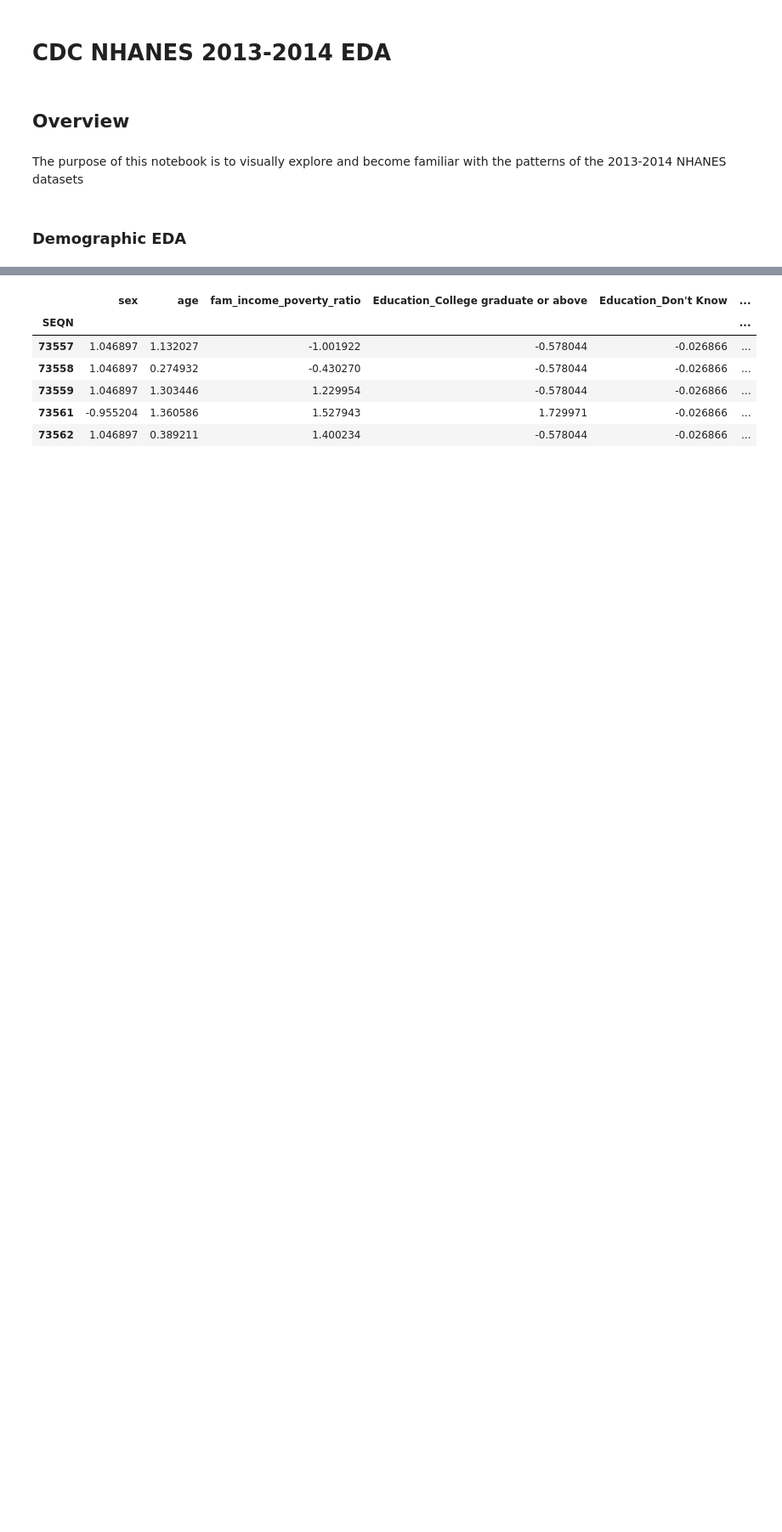
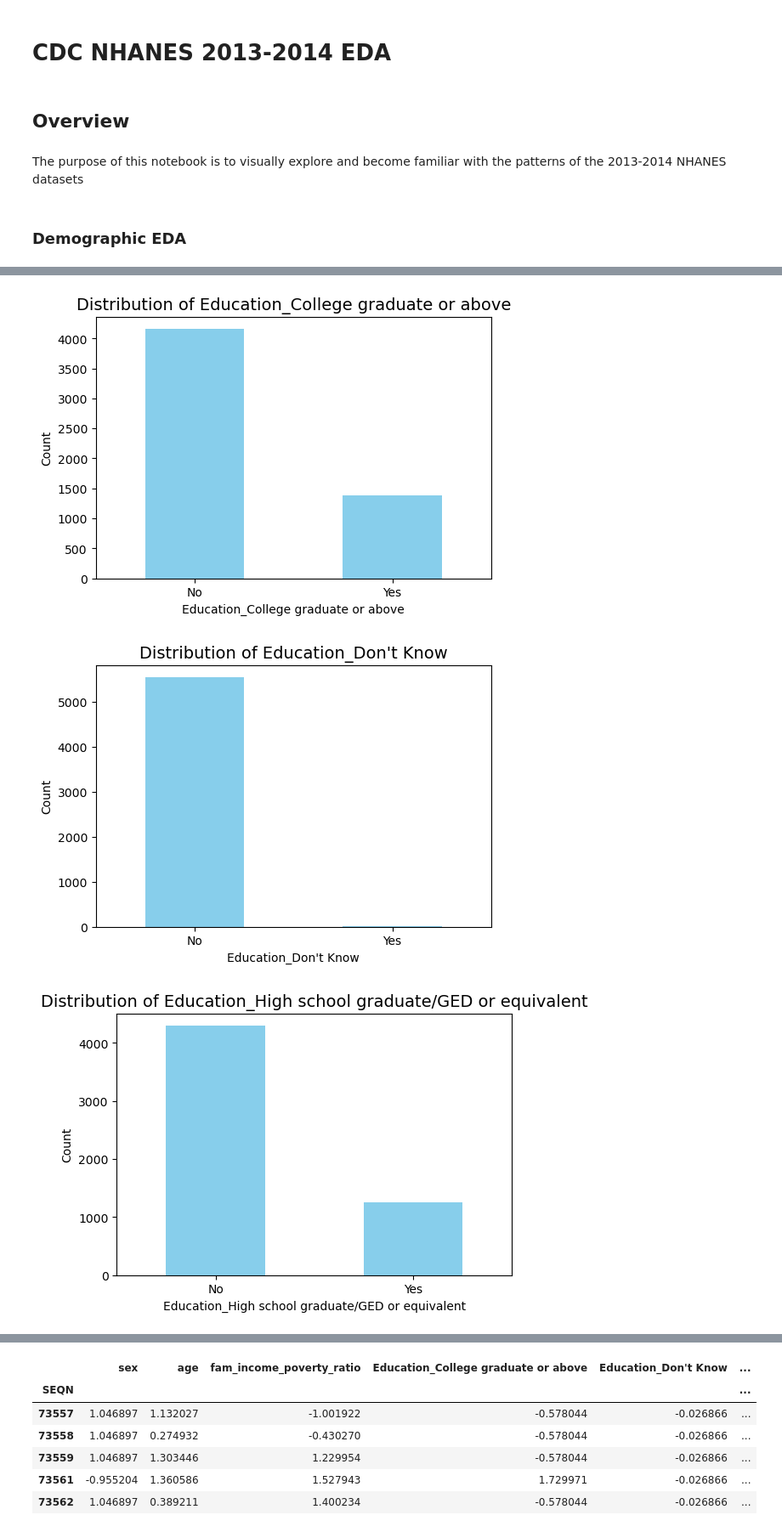
Before and after one commit to ysouffront1/CapstoneJulyNYC, a Jupyter notebook: Notebooks/NHANES_EDA.ipynb, the cells around one changed output, grey strips where cells are left out. Shown at 85% size. Drawn from its saved outputs; the diff is of its cells as text; code cells hidden in the pictures; blank space fills up the shorter version.

```diff
--- a/Notebooks/NHANES_EDA.ipynb
+++ b/Notebooks/NHANES_EDA.ipynb
@@ -49,0 +55,20 @@ demographic_df
+# %%
+categorical_columns = ['Education_College graduate or above', 'Education_Don\'t Know',
+                       'Education_High school graduate/GED or equivalent', 'Education_Less than 9th grade',
+                       'Education_Refused', 'Education_Some college or AA degree',
+                       'Marital_Status_Married', 'Marital_Status_Never married', 'Marital_Status_Separated',
+                       'Marital_Status_Widowed', 'Ethnicity_Non-Hispanic Asian', 'Ethnicity_Non-Hispanic White',
+                       'Ethnicity_Other Hispanic', 'Ethnicity_Other Race - Including Multi-Racial']
+
+# Create bar charts for each one-hot encoded column
+for col in categorical_columns:
+    demographic_df[col].value_counts().plot(kind='bar', color='skyblue', figsize=(6, 4))
+    plt.title(f'Distribution of {col}', fontsize=14)
+    plt.xlabel(col)
+    plt.ylabel('Count')
+    plt.xticks([0, 1], labels=['No', 'Yes'], rotation=0)
+    plt.show()
+# %% [output]
+[figure, added]
+[figure, added]
+[figure, added]
```
Also changed, not shown: parts of 127 cells of this notebook.
